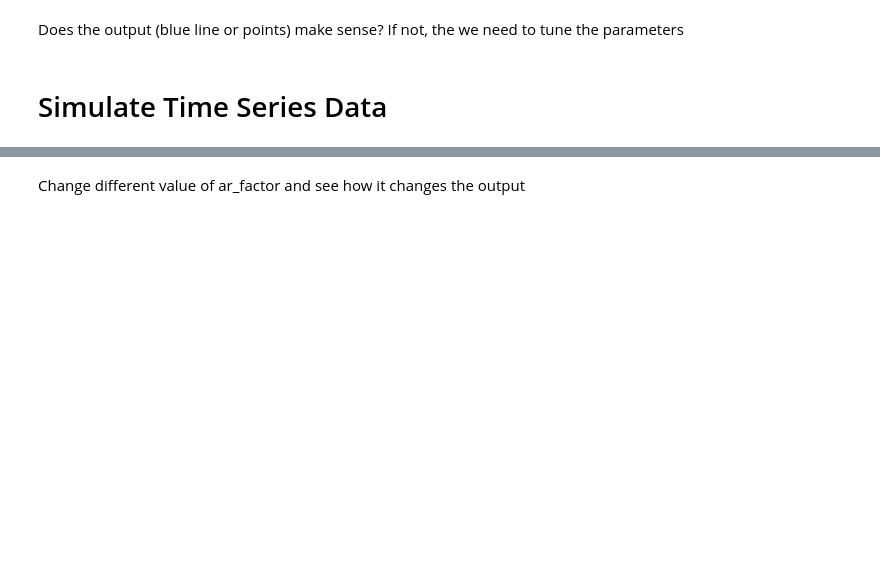
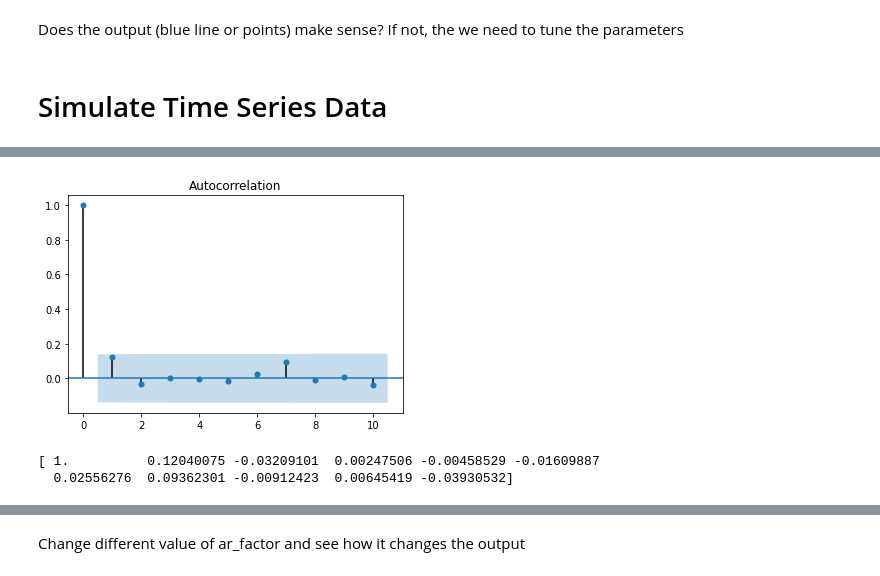
Before and after one commit to jessiejxyu2/ist526-1, a Jupyter notebook: time_series_analysis.ipynb, the cells around one changed output, grey strips where cells are left out. Cells and saved outputs as stored; diff of their text form; code cells hidden in the pictures; blank space fills up the shorter version.

```diff
--- a/time_series_analysis.ipynb
+++ b/time_series_analysis.ipynb
@@ -1064,2 +1064,10 @@ fig.show()
 200 rows × 2 columns
 [interactive output not drawn]
+# %%
+nlag = 10
+result = acf(x=df_simulated['X'],  nlags = nlag)
+
+fig = tsaplots.plot_acf(df_simulated['X'], lags = nlag)
+plt.show()
+print(result)
+# %% [output]
@@ -1065,0 +1075,3 @@ fig.show()
+[figure, added]
+[ 1.          0.12040075 -0.03209101  0.00247506 -0.00458529 -0.01609887
+  0.02556276  0.09362301 -0.00912423  0.00645419 -0.03930532]
```
Also changed, not shown: parts of 18 cells of this notebook.
